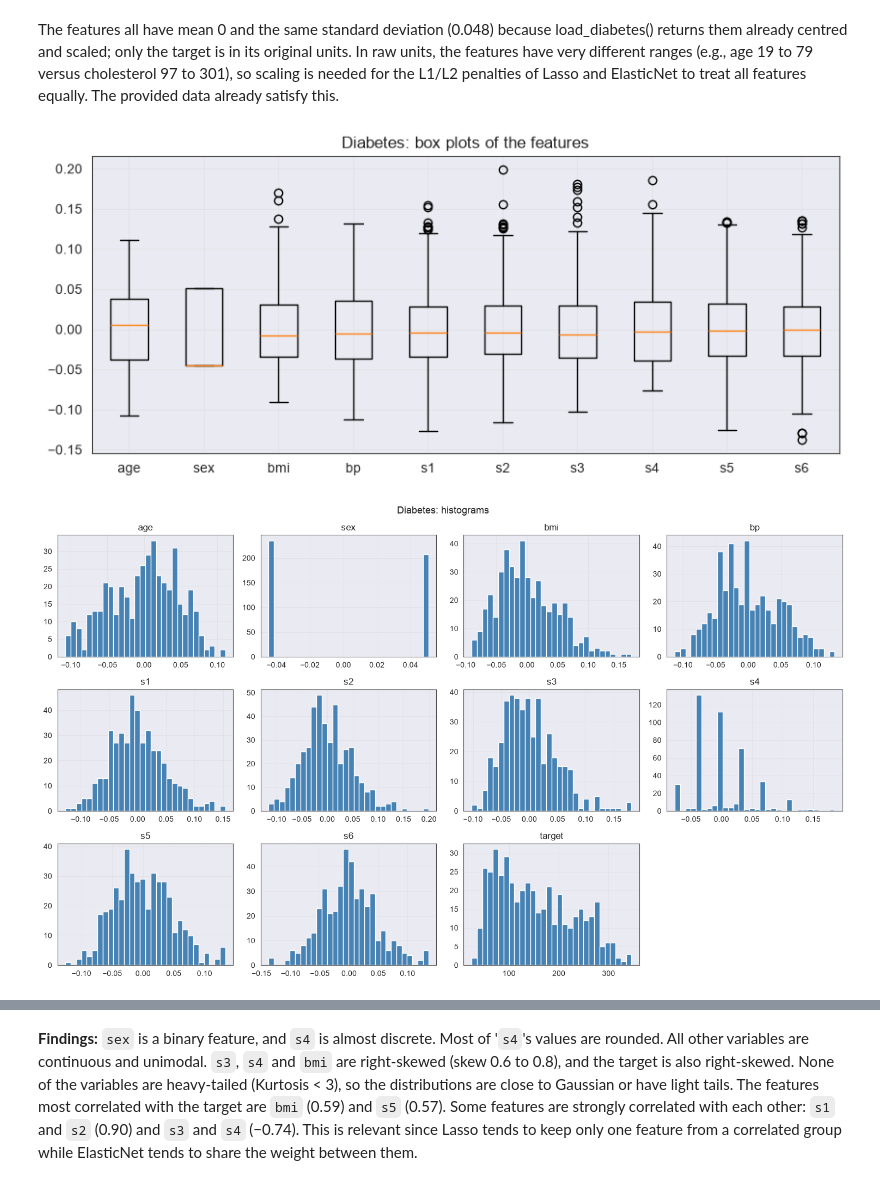
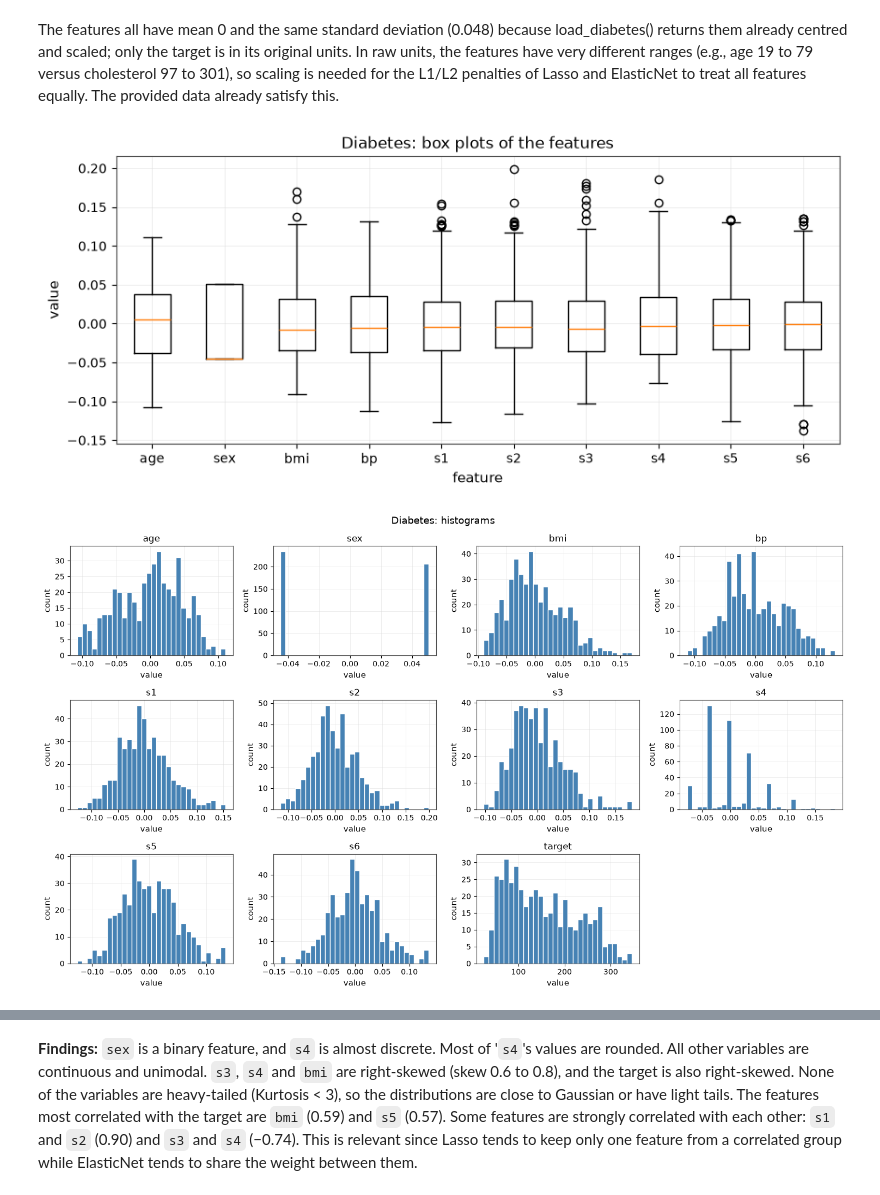
Before and after one commit to jackmcdonald-byte/ecse551-machine-learning-a1, a Jupyter notebook: submission/Charron-Boyle_Jamalshirpanjeh_Ku_McDonald_Assignment1.ipynb, the cells around one changed output, grey strips where cells are left out. Saved outputs shown, nothing was run; the diff lists cells and outputs as text; code cells hidden in the pictures.

```diff
--- a/submission/Charron-Boyle_Jamalshirpanjeh_Ku_McDonald_Assignment1.ipynb
+++ b/submission/Charron-Boyle_Jamalshirpanjeh_Ku_McDonald_Assignment1.ipynb
@@ -107,25 +107,29 @@ have very different ranges (e.g., age 19 to 79 versus cholesterol 97 to 301), so
 # %%
 fig, ax = plt.subplots(figsize=(10, 4))
 ax.boxplot(features.values)
 ax.set_xticks(range(1, features.shape[1] + 1), features.columns)
+ax.set_xlabel("feature")
+ax.set_ylabel("value")
 ax.set_title("Diabetes: box plots of the features")
 fig.savefig(FIG_DIR / "diabetes_boxplots.png", dpi=150, bbox_inches="tight")
 fig.savefig(FIG_DIR / "diabetes_boxplots.pdf", bbox_inches="tight")
 plt.show()
 
 fig, axes = plt.subplots(3, 4, figsize=(15, 9))
 for ax, col in zip(axes.ravel(), df_diab.columns):
     ax.hist(df_diab[col], bins=30, color="steelblue", edgecolor="white")
     ax.set_title(col)
+    ax.set_xlabel("value")
+    ax.set_ylabel("count")
 axes.ravel()[-1].axis("off")
 fig.suptitle("Diabetes: histograms")
 fig.tight_layout()
 fig.savefig(FIG_DIR / "diabetes_histograms.png", dpi=150, bbox_inches="tight")
 fig.savefig(FIG_DIR / "diab_hist.pdf", bbox_inches="tight")
 plt.show()
 # %% [output]
-[figure, old version]
+[figure, new version]
-[figure, old version]
+[figure, new version]
 # %%
 corr = df_diab.corr()
 fig, ax = plt.subplots(figsize=(8, 7))
```
Also changed, not shown: parts of 11 cells of this notebook, 18 other files.
